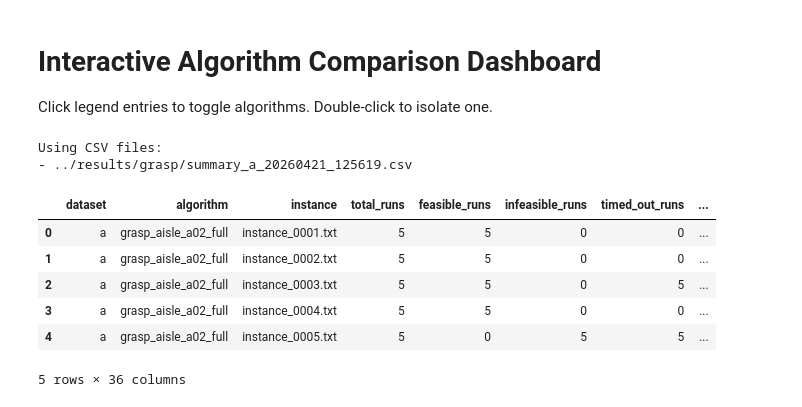
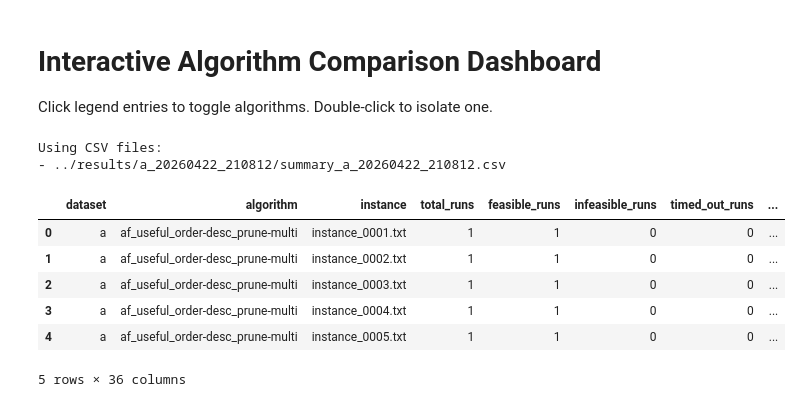
Before and after one commit to tinicius/challenge-sbpo-2025, a Jupyter notebook: notebooks/study_interactive.ipynb, the cells around one changed output. Cells and saved outputs as stored; diff of their text form; code cells hidden in the pictures.

```diff
--- a/notebooks/study_interactive.ipynb
+++ b/notebooks/study_interactive.ipynb
@@ -10,7 +10,7 @@ import plotly.graph_objects as go
 
 run = [
     # 'aisle_first',
-    'grasp'
+    'a_20260422_210812'
 ]
 """
 Supported values for `run`:
@@ -112,39 +112,39 @@ def add_legend_mass_toggle(fig: go.Figure, y_position: float = 1.18) -> None:
         updatemenus=[
             dict(
                 type='buttons',
                 direction='right',
                 x=1.0,
                 y=y_position,
                 xanchor='right',
                 yanchor='bottom',
                 showactive=False,
                 buttons=[
                     dict(
                         label='Selecionar todos',
                         method='update',
                         args=[{'visible': [True] * trace_count}]
                     ),
                     dict(
                         label='Remover todos',
                         method='update',
                         args=[{'visible': ['legendonly'] * trace_count}]
                     ),
                 ],
             )
         ]
     )
 
 
 df.head()
 # %% [output]
 Using CSV files:
-- ../results/grasp/summary_a_20260421_125619.csv
+- ../results/a_20260422_210812/summary_a_20260422_210812.csv
 |  | dataset | algorithm | instance | total_runs | feasible_runs | infeasible_runs | timed_out_runs | ... |
-| 0 | a | grasp_aisle_a02_full | instance_0001.txt | 5 | 5 | 0 | 0 | ... |
-| 1 | a | grasp_aisle_a02_full | instance_0002.txt | 5 | 5 | 0 | 0 | ... |
-| 2 | a | grasp_aisle_a02_full | instance_0003.txt | 5 | 5 | 0 | 5 | ... |
-| 3 | a | grasp_aisle_a02_full | instance_0004.txt | 5 | 5 | 0 | 0 | ... |
-| 4 | a | grasp_aisle_a02_full | instance_0005.txt | 5 | 0 | 5 | 5 | ... |
+| 0 | a | af_useful_order-desc_prune-multi | instance_0001.txt | 1 | 1 | 0 | 0 | ... |
+| 1 | a | af_useful_order-desc_prune-multi | instance_0002.txt | 1 | 1 | 0 | 0 | ... |
+| 2 | a | af_useful_order-desc_prune-multi | instance_0003.txt | 1 | 1 | 0 | 0 | ... |
+| 3 | a | af_useful_order-desc_prune-multi | instance_0004.txt | 1 | 1 | 0 | 0 | ... |
+| 4 | a | af_useful_order-desc_prune-multi | instance_0005.txt | 1 | 1 | 0 | 0 | ... |
 5 rows × 36 columns
 # %%
 # Objective Mean as % of Best Objective
```
Also changed, not shown: parts of 1 cell of this notebook, 10 other files.
